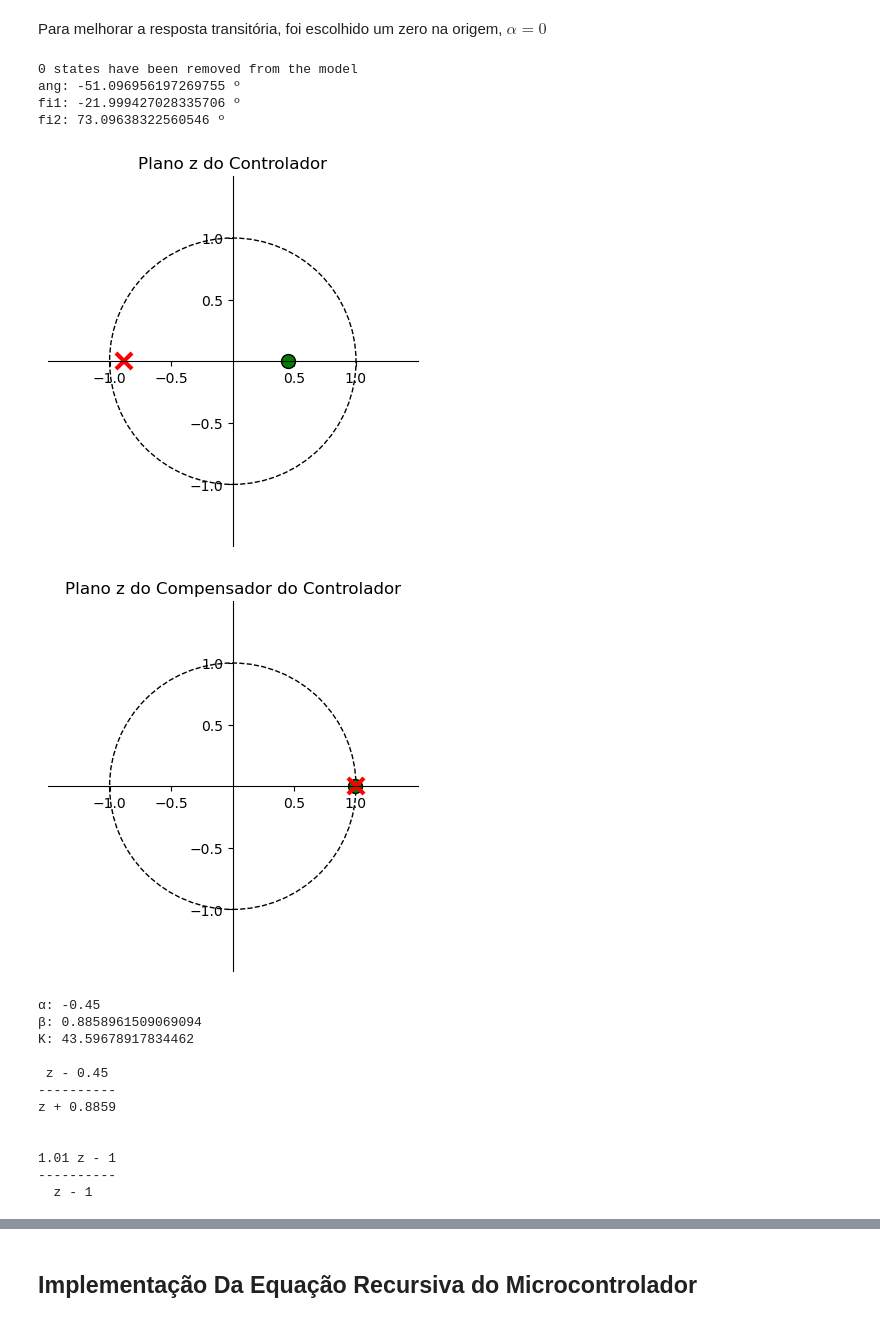
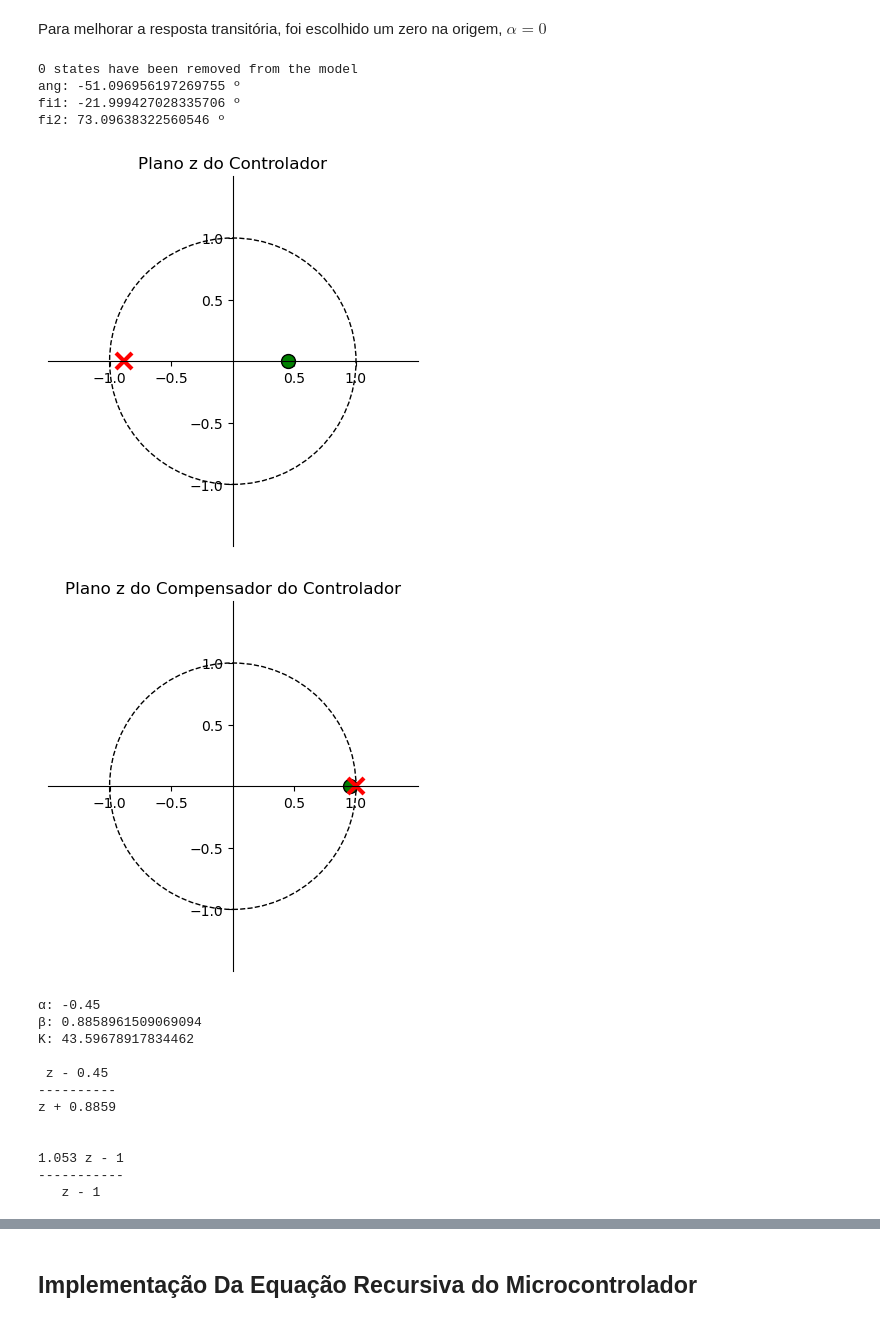
Before and after one commit to Emanuel600/Misc, a Jupyter notebook: Simul_Controle/Projeto 1 - Transformada z.ipynb, the cells around one changed output, grey strips where cells are left out. Drawn from its saved outputs; the diff is of its cells as text; code cells hidden in the pictures.

```diff
--- a/Simul_Controle/Projeto 1 - Transformada z.ipynb
+++ b/Simul_Controle/Projeto 1 - Transformada z.ipynb
@@ -237,41 +237,41 @@ print("fi2:", (180/np.pi)*fi2, "º")
 # z1.imag*np.tan(fi2) = -β - z1.real
 # β = -(z1.imag*np.tan(fi2) + z1.real)
 β   = -(z1.imag * np.tan(-fi2) + z1.real) # => Adição angular de um polo é invertida
-#np.angle(z1+β) = np.angle(z1+α) - ang
+α2  = -0.95
 Cz  = (z+α)/(z+β)
-Cz2 = (z-0.99)/(z-1)                    # Integrador que remove erro de regime permanente
+Cz2 = (z+α2)/(z-1)                      # Integrador que remove erro de regime permanente
 ctl.zplane(Cz, title="Plano z do Controlador")
 ctl.zplane(Cz2, title="Plano z do Compensador do Controlador")
 plt.show()
 #################################
 #        b[0] + ... + b[n]z**-n #
 # G(z) = ---------------------- #
 #        a[0] + ... + a[n]z**-n #
 #################################
 #
 #|K * C(z)G(z)|z->z1=1
 # K = 1/(C(z1)G(z1))
 #
 [[[b]], [[a]]] = ct.tfdata(Gz)
 [[[bc2]], [[ac2]]] = ct.tfdata(Cz2)
 K   = np.abs((np.polyval(a, z1)*(z1+β))/
            (np.polyval(b, z1)*(z1+α)))
 # Ajustando ganho do integrador
 K2  = np.abs((np.polyval(ac2, 0))/
              (np.polyval(bc2, 0)))
 Cz2 = Cz2*K2
 print("α:", α)
 print("β:", β)
 print("K:", K)
 print(Cz)
 print(Cz2)
 # %% [output]
 0 states have been removed from the model
 ang: -51.096956197269755 º
 fi1: -21.999427028335706 º
 fi2: 73.09638322560546 º
 [figure]
-[figure, old version]
+[figure, new version]
 α: -0.45
 β: 0.8858961509069094
 K: 43.59678917834462
@@ -281,9 +281,9 @@ K: 43.59678917834462
 z + 0.8859
 
 
-1.01 z - 1
-----------
-  z - 1
+1.053 z - 1
+-----------
+   z - 1
 # %%
 k = np.linspace(0, 3, 100)
 ct.root_locus(Cz*Gz*Cz2, k)
```
Also changed, not shown: parts of 5 cells of this notebook, 8 other files.
